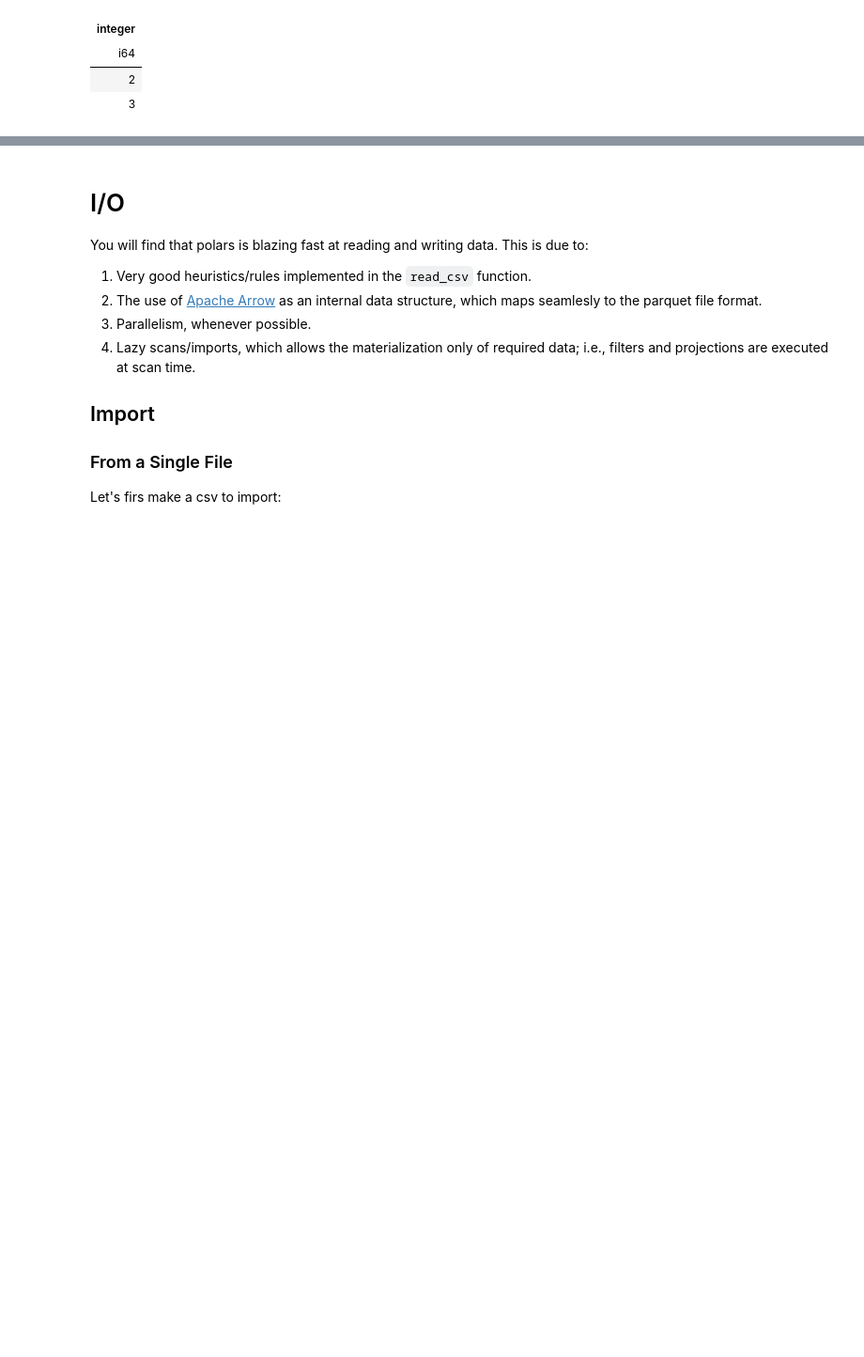
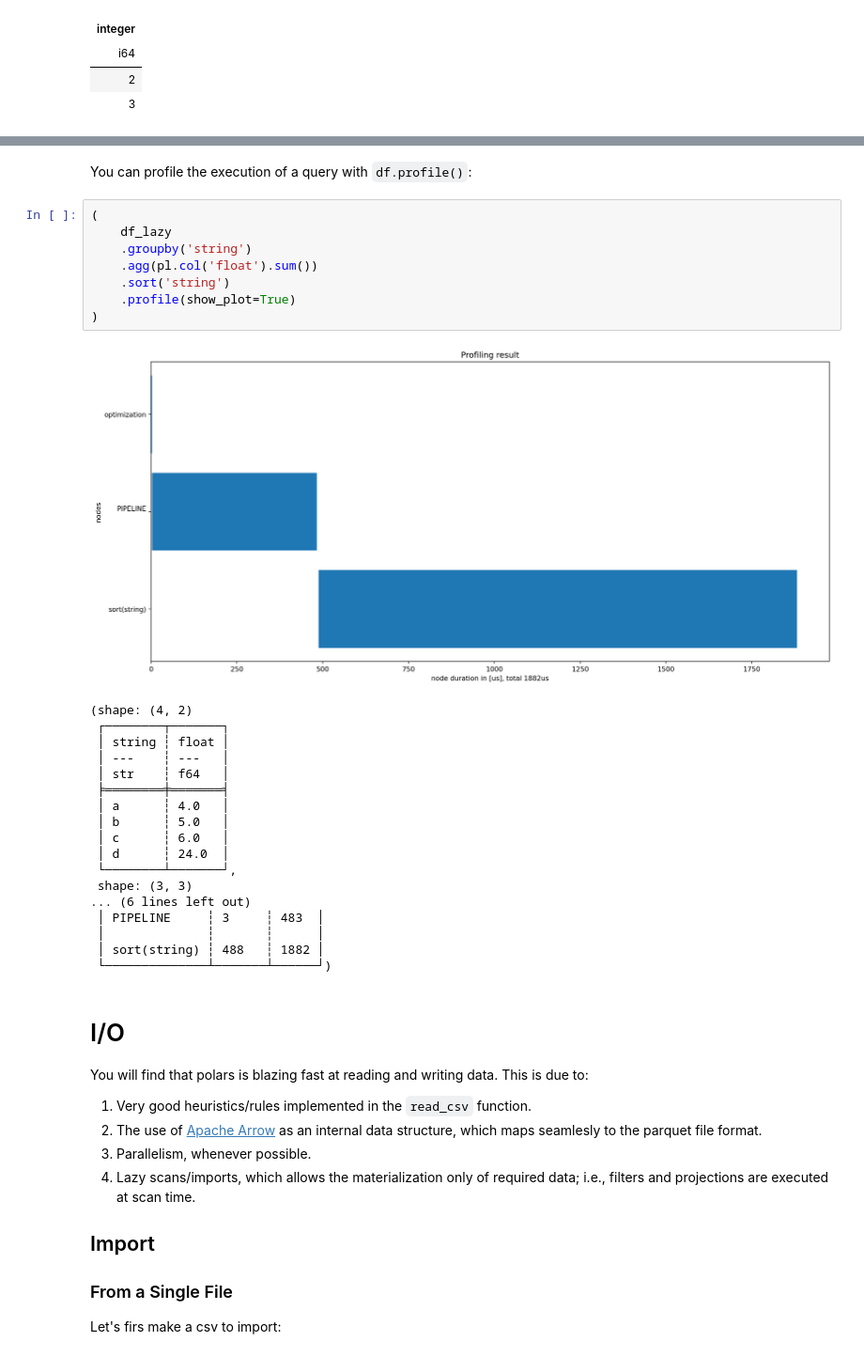
Before and after one commit to johnros/polars_demo, a Jupyter notebook: polars_to_preview.ipynb, the cells around one changed output, grey strips where cells are left out. Shown at 94% size. Saved outputs shown, nothing was run; the diff lists cells and outputs as text; blank space fills up the shorter version.

```diff
--- a/polars_to_preview.ipynb
+++ b/polars_to_preview.ipynb
@@ -3162,3 +3305,32 @@ shape: (2, 1)
+# %% [markdown]
+You can profile the execution of a query with `df.profile()`:
+# %%
+(
+    df_lazy
+    .groupby('string')
+    .agg(pl.col('float').sum())
+    .sort('string')
+    .profile(show_plot=True)
+)
+# %% [output]
+[figure, added]
+(shape: (4, 2)
+ ┌────────┬───────┐
+ │ string ┆ float │
+ │ ---    ┆ ---   │
+ │ str    ┆ f64   │
+ ╞════════╪═══════╡
+ │ a      ┆ 4.0   │
+ │ b      ┆ 5.0   │
+ │ c      ┆ 6.0   │
+ │ d      ┆ 24.0  │
+ └────────┴───────┘,
+ shape: (3, 3)
+... (6 lines left out)
+ │ PIPELINE     ┆ 3     ┆ 483  │
+ │              ┆       ┆      │
+ │ sort(string) ┆ 488   ┆ 1882 │
+ └──────────────┴───────┴──────┘)
 # %% [markdown]
 # I/O
 
```
Also changed, not shown: parts of 58 cells of this notebook, 2 other files.
